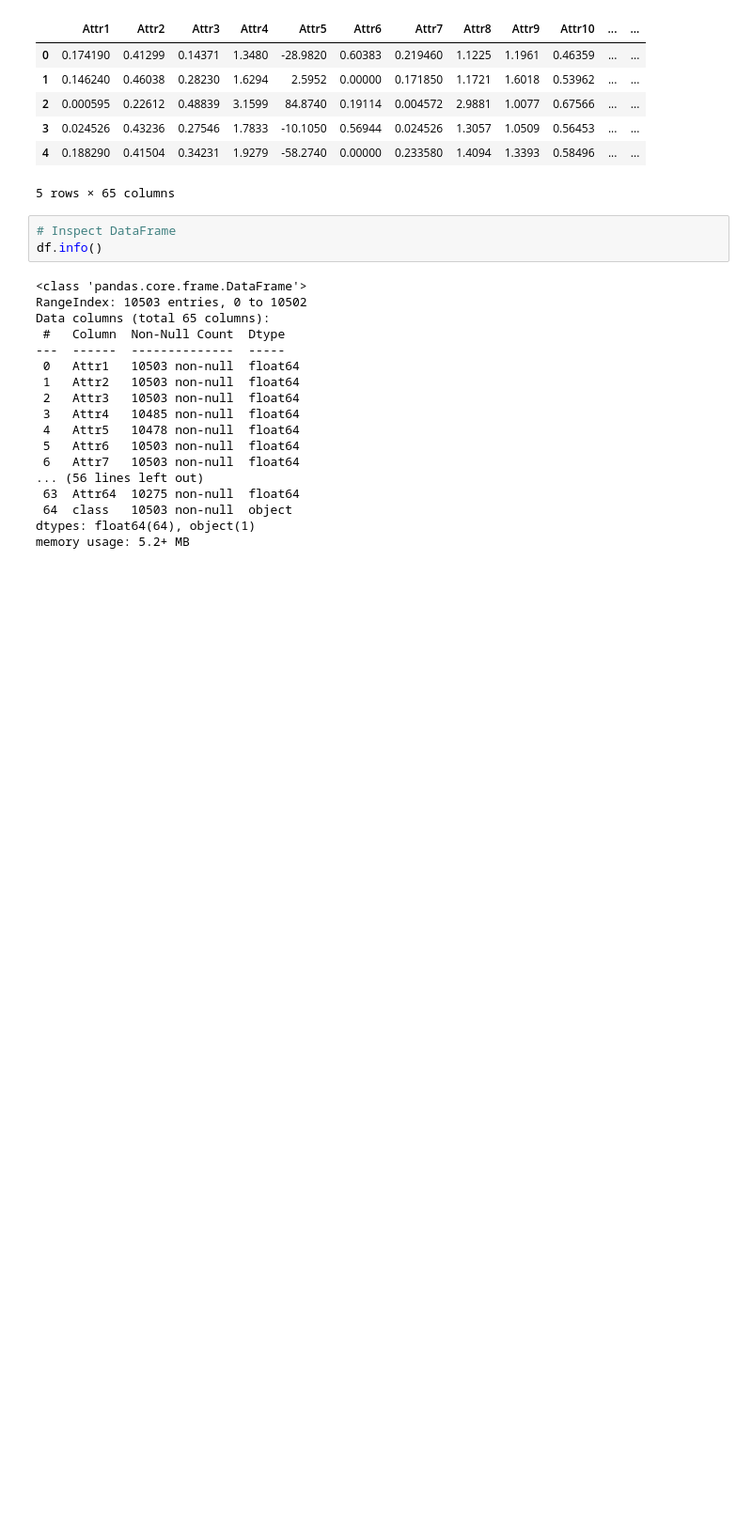
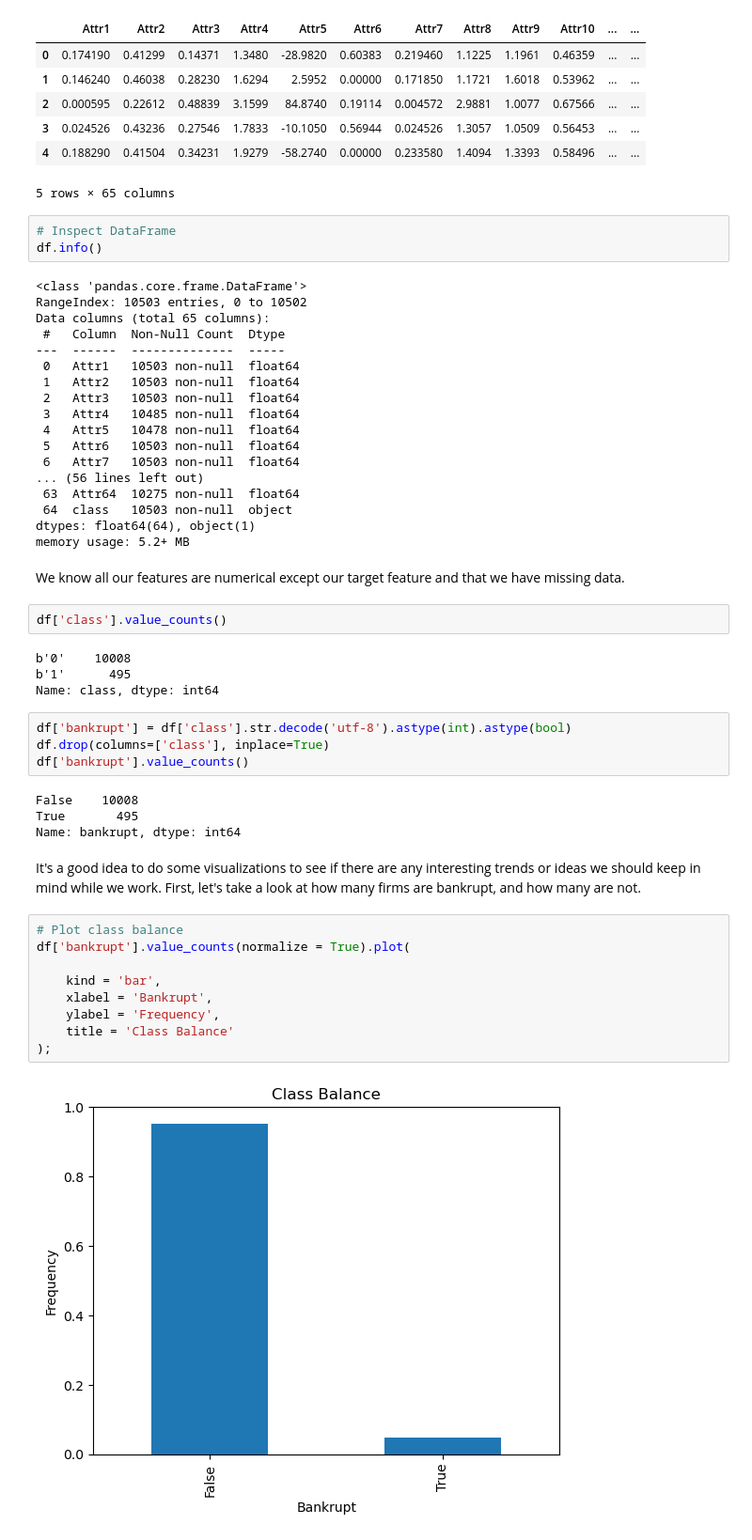
Before and after one commit to Johnnysnipes90/bankruptcy-prediction, a Jupyter notebook: notebook.ipynb, the cells around one changed output. Shown at 94% size. Drawn from its saved outputs; the diff is of its cells as text; blank space fills up the shorter version.

```diff
--- a/notebook.ipynb
+++ b/notebook.ipynb
@@ -75,3 +75,32 @@ Data columns (total 65 columns):
  64  class   10503 non-null  object
 dtypes: float64(64), object(1)
 memory usage: 5.2+ MB
+# %% [markdown]
+We know all our features are numerical except our target feature and that we have missing data.
+# %%
+df['class'].value_counts()
+# %% [output]
+b'0'    10008
+b'1'      495
+Name: class, dtype: int64
+# %%
+df['bankrupt'] = df['class'].str.decode('utf-8').astype(int).astype(bool)
+df.drop(columns=['class'], inplace=True)
+df['bankrupt'].value_counts()
+# %% [output]
+False    10008
+True       495
+Name: bankrupt, dtype: int64
+# %% [markdown]
+It's a good idea to do some visualizations to see if there are any interesting trends or ideas we should keep in mind while we work. First, let's take a look at how many firms are bankrupt, and how many are not.
+# %%
+# Plot class balance
+df['bankrupt'].value_counts(normalize = True).plot(
+
+    kind = 'bar',
+    xlabel = 'Bankrupt',
+    ylabel = 'Frequency',
+    title = 'Class Balance'
+);
+# %% [output]
+[figure, added]
```
Also changed, not shown: parts of 6 cells of this notebook.
